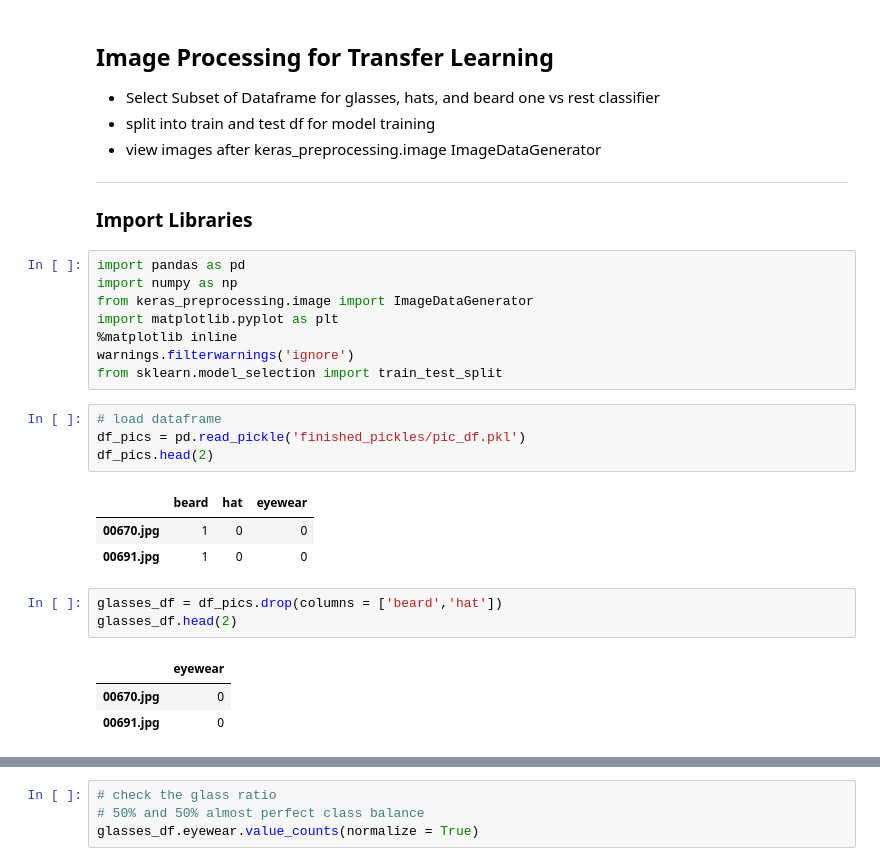
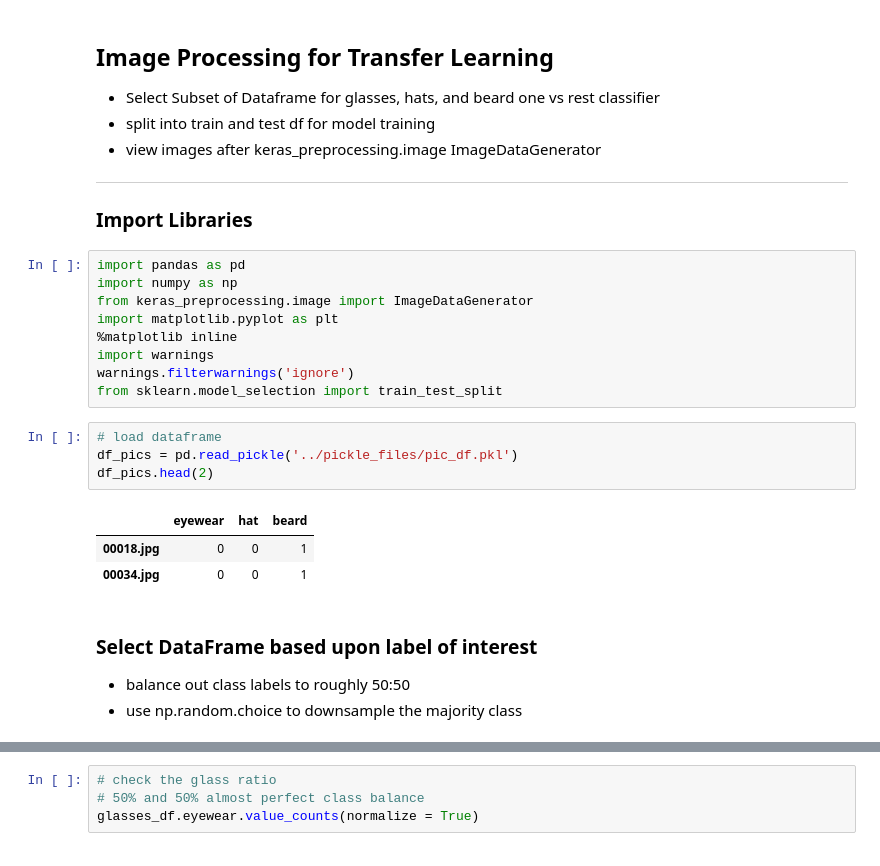
Before and after one commit to mzhou356/img2recommender, a Jupyter notebook: notebooks/image_processor.ipynb, the cells around one changed output, grey strips where cells are left out. Cells and saved outputs as stored; diff of their text form.

```diff
--- a/notebooks/image_processor.ipynb
+++ b/notebooks/image_processor.ipynb
@@ -13,20 +13,19 @@ import numpy as np
 from keras_preprocessing.image import ImageDataGenerator
 import matplotlib.pyplot as plt
 %matplotlib inline
+import warnings
 warnings.filterwarnings('ignore')
 from sklearn.model_selection import train_test_split
 # %%
 # load dataframe
-df_pics = pd.read_pickle('finished_pickles/pic_df.pkl')
+df_pics = pd.read_pickle('../pickle_files/pic_df.pkl')
 df_pics.head(2)
 # %% [output]
-|  | beard | hat | eyewear |
-| 00670.jpg | 1 | 0 | 0 |
-| 00691.jpg | 1 | 0 | 0 |
+|  | eyewear | hat | beard |
+| 00018.jpg | 0 | 0 | 1 |
+| 00034.jpg | 0 | 0 | 1 |
-# %%
-glasses_df = df_pics.drop(columns = ['beard','hat'])
-glasses_df.head(2)
-# %% [output]
-|  | eyewear |
-| 00670.jpg | 0 |
-| 00691.jpg | 0 |
+# %% [markdown]
+### Select DataFrame based upon label of interest
+
+ * balance out class labels to roughly 50:50
+ * use np.random.choice to downsample the majority class
```
Also changed, not shown: parts of 3 cells of this notebook.
